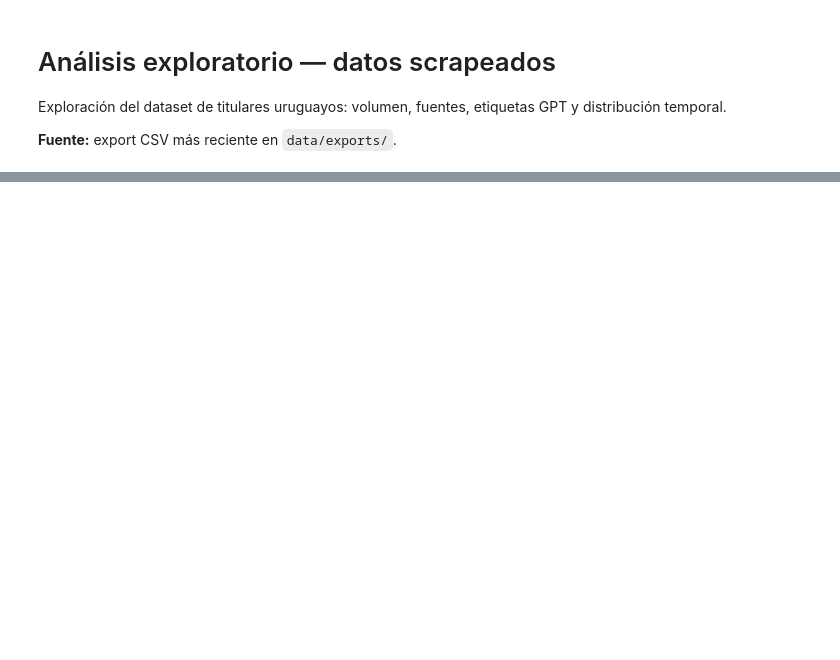
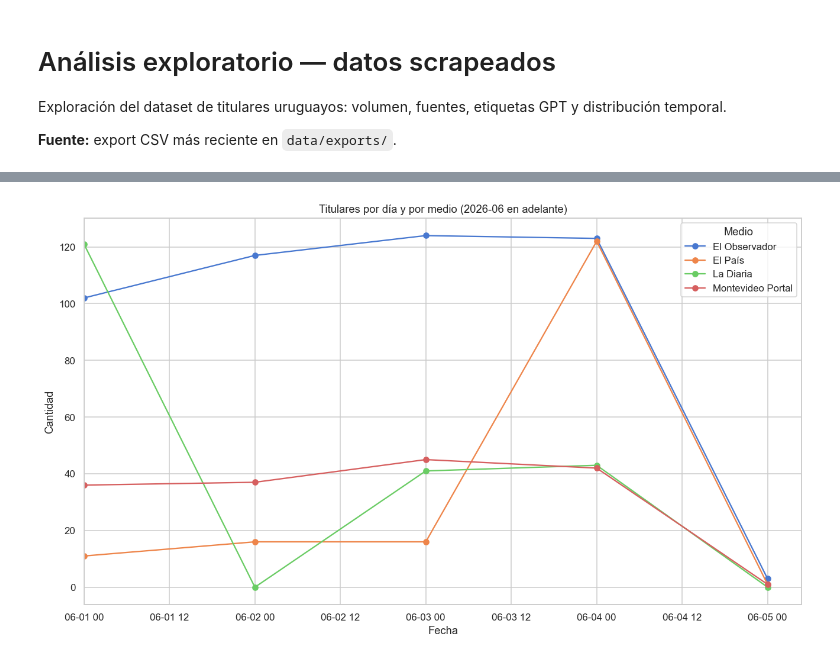
Before and after one commit to arihsieh/mlprod-obligatorio, a Jupyter notebook: notebooks/01_eda_datos_scrapeados.ipynb, the cells around one changed output, grey strips where cells are left out. Cells and saved outputs as stored; diff of their text form; code cells hidden in the pictures; blank space fills up the shorter version.

```diff
--- a/notebooks/01_eda_datos_scrapeados.ipynb
+++ b/notebooks/01_eda_datos_scrapeados.ipynb
@@ -77,17 +95,37 @@ plt.show()
-# %%
-daily = df.set_index("split_date").resample("D").size()
-weekly_medio = df.groupby([pd.Grouper(key="split_date", freq="W"), "medio"]).size().unstack(fill_value=0)
-
-fig, axes = plt.subplots(2, 1, figsize=(12, 7), sharex=False)
-daily.plot(ax=axes[0], color="#4C72B0")
-axes[0].set_title("Titulares por día")
-axes[0].set_ylabel("Cantidad")
-
-weekly_medio.plot(kind="area", stacked=True, ax=axes[1], alpha=0.85)
-axes[1].set_title("Volumen semanal por medio")
-axes[1].set_ylabel("Cantidad")
-plt.tight_layout()
-plt.show()
+# %%
+# Agrupa por día y por medio desde 2026-06 en adelante (varias líneas en la misma gráfica)
+from datetime import datetime
+
+fecha_inicio = pd.to_datetime("2026-06-01")
+df_2026 = df[df["split_date"] >= fecha_inicio]
+
+# Agrupación: titulares por día y por medio (fuente)
+titulares_por_dia_medio = (
+    df_2026.groupby([df_2026["split_date"].dt.date, "medio"])
+    .size()
+    .unstack(fill_value=0)
+    .sort_index()
+)
+
+# Gráfico: varias líneas, una por medio
+fig, ax = plt.subplots(1, 1, figsize=(12, 7))
+for medio in titulares_por_dia_medio.columns:
+    ax.plot(
+        titulares_por_dia_medio.index,
+        titulares_por_dia_medio[medio],
+        marker='o',
+        label=medio
+    )
+
+ax.set_title("Titulares por día y por medio (2026-06 en adelante)")
+ax.set_ylabel("Cantidad")
+ax.set_xlabel("Fecha")
+ax.set_xlim(fecha_inicio, None)
+ax.legend(title="Medio")
+plt.tight_layout()
+plt.show()
+# %% [output]
+[figure, added]
 # %%
 fig, axes = plt.subplots(1, 2, figsize=(12, 4))
 
```
Also changed, not shown: parts of 7 cells of this notebook, 44 other files.
